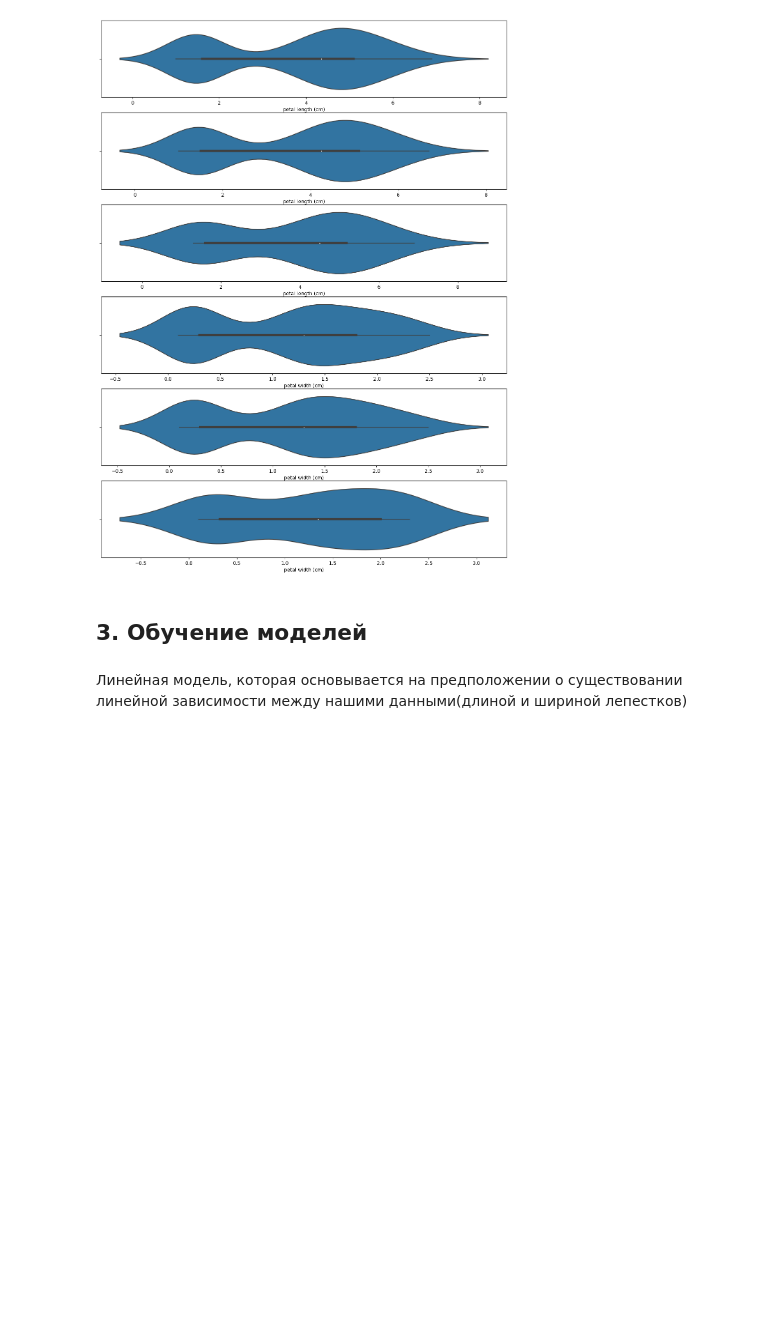
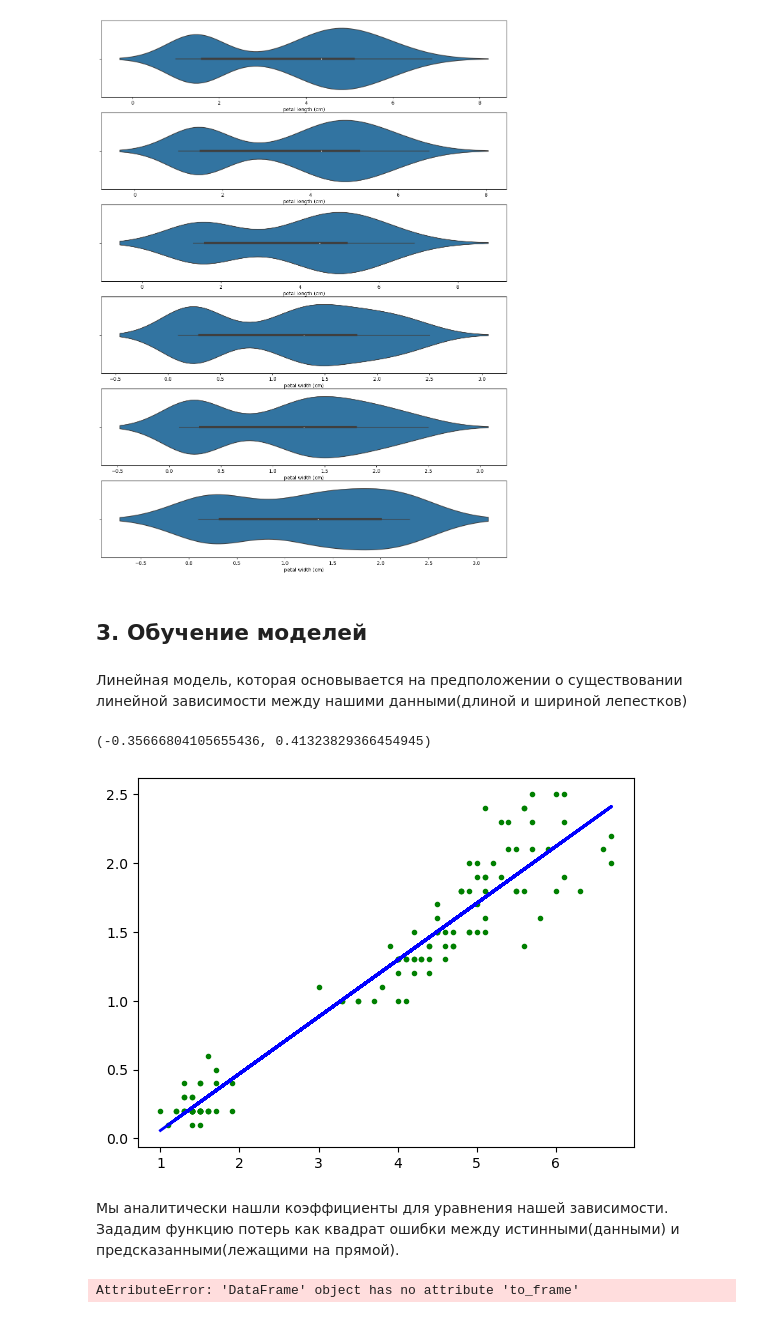
Before and after one commit to KZLZG/TML, a Jupyter notebook: Lab4/lab-4.ipynb, the cells around one changed output. Saved outputs shown, nothing was run; the diff lists cells and outputs as text; code cells hidden in the pictures; blank space fills up the shorter version.

```diff
--- a/Lab4/lab-4.ipynb
+++ b/Lab4/lab-4.ipynb
@@ -97,3 +97,39 @@ plt.show()
 ## 3. Обучение моделей
 # %% [markdown]
 Линейная модель, которая основывается на предположении о существовании линейной зависимости между нашими данными(длиной и шириной лепестков)
+# %%
+# Аналитическое вычисление коэффициентов регрессии для формулы среднее Y = b0 + b1*(x среднее)
+def analytic_regr_coef(x_array : np.ndarray,
+                       y_array : np.ndarray) -> tuple[float, float]:
+    x_mean = np.mean(x_array)
+    y_mean = np.mean(y_array)
+    var1 = np.sum([(x-x_mean)**2 for x in x_array])
+    cov1 = np.sum([(x-x_mean)*(y-x_mean) for x, y in zip(x_array, y_array)])
+    b1 = cov1 / var1
+    b0 = y_mean - b1*x_mean
+    return b0, b1
+# %%
+b0, b1 = analytic_regr_coef(x_training_data, y_training_data)
+b0, b1
+# %% [output]
+(-0.35666804105655436, 0.41323829366454945)
+# %%
+# Вычисление значений y на основе x для регрессии
+def y_regr(x_array : np.ndarray, b0: float, b1: float) -> np.ndarray:
+    res = [b1*x+b0 for x in x_array]
+    return res
+# %%
+y_array_regr = y_regr(x_training_data, b0, b1)
+# %%
+plt.plot(x_training_data, y_training_data, 'g.')
+plt.plot(x_training_data, y_array_regr, 'b', linewidth=2.0)
+plt.show()
+# %% [output]
+[figure, added]
+# %% [markdown]
+Мы аналитически нашли коэффициенты для уравнения нашей зависимости. Зададим функцию потерь как квадрат ошибки между истинными(данными) и предсказанными(лежащими на прямой).
+# %%
+x_training_data = x_training_data.to_frame()
+y_training_data = y_training_data.to_frame()
+# %% [output]
+AttributeError: 'DataFrame' object has no attribute 'to_frame'
```
Also changed, not shown: parts of 3 cells of this notebook.
